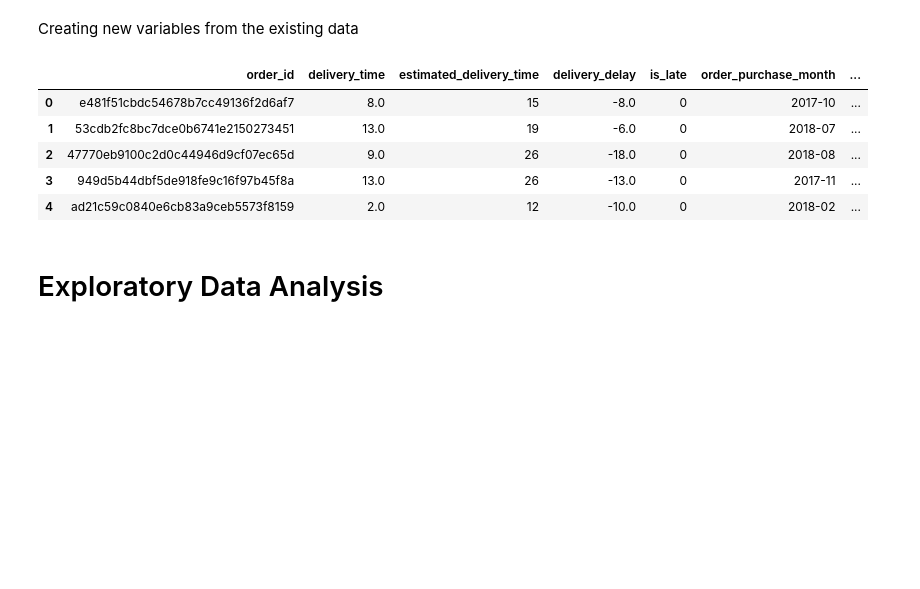
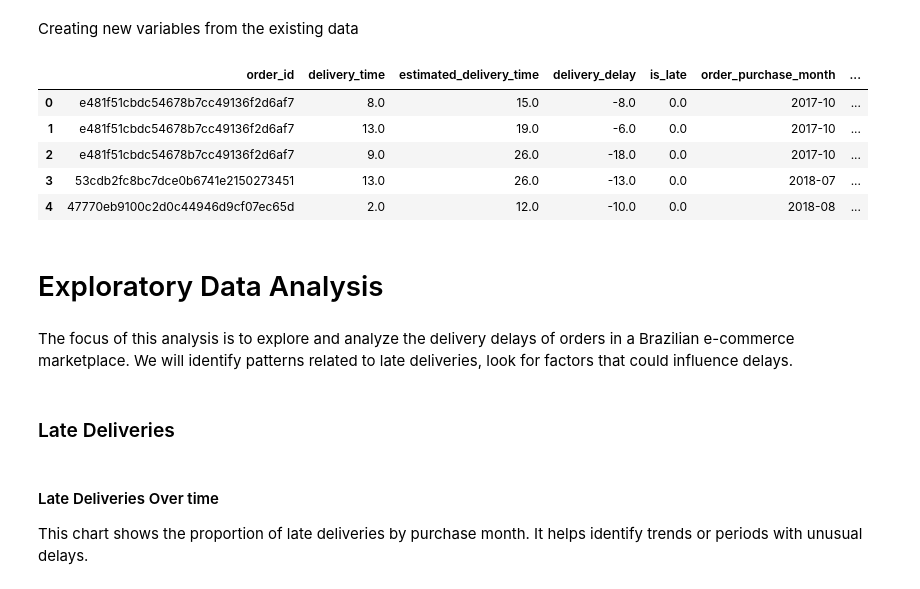
Before and after one commit to rickaof/Portfolio, a Jupyter notebook: Ecommerce_Analysis/notebooks/data_preparation.ipynb, the cells around one changed output. Saved outputs shown, nothing was run; the diff lists cells and outputs as text; code cells hidden in the pictures; blank space fills up the shorter version.

Commit message:
EDA - Delay for clients state

```diff
--- a/Ecommerce_Analysis/notebooks/data_preparation.ipynb
+++ b/Ecommerce_Analysis/notebooks/data_preparation.ipynb
@@ -440,29 +440,36 @@ orders["delivery_delay"] = (orders["order_delivered_customer_date"] - orders["or
 # %%
 # Delivery time (in days)
-orders["delivery_time"] = (orders["order_delivered_customer_date"] - orders["order_purchase_timestamp"]).dt.days
+df["delivery_time"] = (orders["order_delivered_customer_date"] - orders["order_purchase_timestamp"]).dt.days
 # %%
 # Estimated delivery time (in days)
-orders["estimated_delivery_time"] = (
+df["estimated_delivery_time"] = (
     orders["order_estimated_delivery_date"] - orders["order_purchase_timestamp"]).dt.days
 # %%
 # Was it delivered late?
 # Binary feature (0 = on time or early, 1 = late)
-orders["is_late"] = orders["delivery_delay"].apply(lambda x: 1 if x > 0 else 0)
+df["is_late"] = orders["delivery_delay"].apply(lambda x: 1 if x > 0 else 0)
 # %%
 # Purchase weekday
 # This feature shows the day of the week the order was placed
-orders["purchase_weekday"] = orders["order_purchase_timestamp"].dt.day_name()
+df["purchase_weekday"] = orders["order_purchase_timestamp"].dt.day_name()
 # %%
-orders[[
+df[[
     "order_id", "delivery_time", "estimated_delivery_time", "delivery_delay", "is_late",
     "order_purchase_month", "purchase_weekday"
 ]].head()
 # %% [output]
 |  | order_id | delivery_time | estimated_delivery_time | delivery_delay | is_late | order_purchase_month | ... |
-| 0 | e481f51cbdc54678b7cc49136f2d6af7 | 8.0 | 15 | -8.0 | 0 | 2017-10 | ... |
-| 1 | 53cdb2fc8bc7dce0b6741e2150273451 | 13.0 | 19 | -6.0 | 0 | 2018-07 | ... |
-| 2 | 47770eb9100c2d0c44946d9cf07ec65d | 9.0 | 26 | -18.0 | 0 | 2018-08 | ... |
-| 3 | 949d5b44dbf5de918fe9c16f97b45f8a | 13.0 | 26 | -13.0 | 0 | 2017-11 | ... |
-| 4 | ad21c59c0840e6cb83a9ceb5573f8159 | 2.0 | 12 | -10.0 | 0 | 2018-02 | ... |
+| 0 | e481f51cbdc54678b7cc49136f2d6af7 | 8.0 | 15.0 | -8.0 | 0.0 | 2017-10 | ... |
+| 1 | e481f51cbdc54678b7cc49136f2d6af7 | 13.0 | 19.0 | -6.0 | 0.0 | 2017-10 | ... |
+| 2 | e481f51cbdc54678b7cc49136f2d6af7 | 9.0 | 26.0 | -18.0 | 0.0 | 2017-10 | ... |
+| 3 | 53cdb2fc8bc7dce0b6741e2150273451 | 13.0 | 26.0 | -13.0 | 0.0 | 2018-07 | ... |
+| 4 | 47770eb9100c2d0c44946d9cf07ec65d | 2.0 | 12.0 | -10.0 | 0.0 | 2018-08 | ... |
 # %% [markdown]
 # Exploratory Data Analysis
+# %% [markdown]
+The focus of this analysis is to explore and analyze the delivery delays of orders in a Brazilian e-commerce marketplace. We will identify patterns related to late deliveries, look for factors that could influence delays.
+# %% [markdown]
+### Late Deliveries
+# %% [markdown]
+#### Late Deliveries Over time
+This chart shows the proportion of late deliveries by purchase month. It helps identify trends or periods with unusual delays.
```
Also changed, not shown: parts of 6 cells of this notebook, 1 other file.
